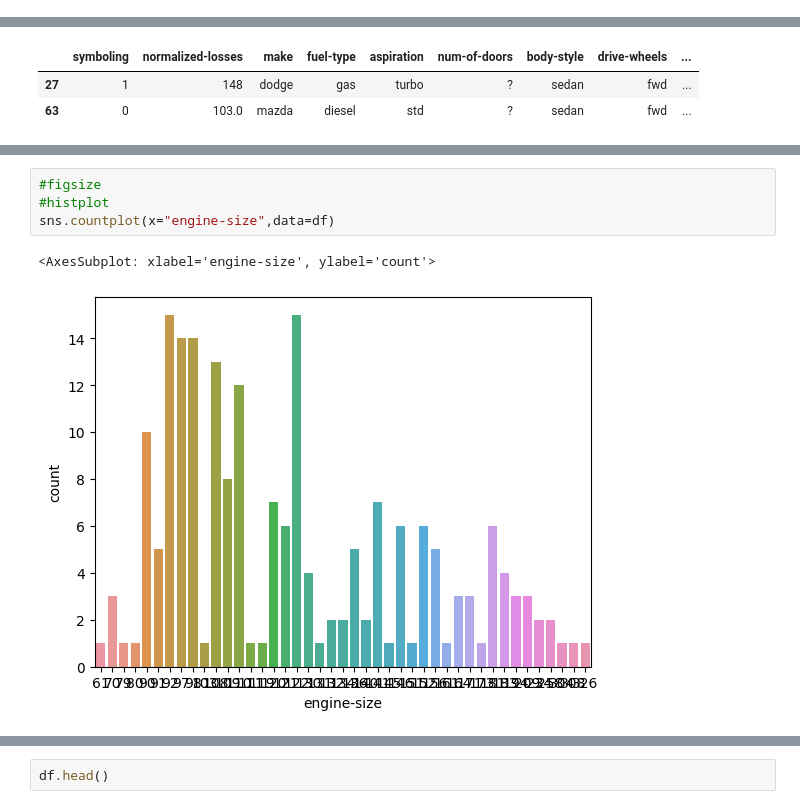
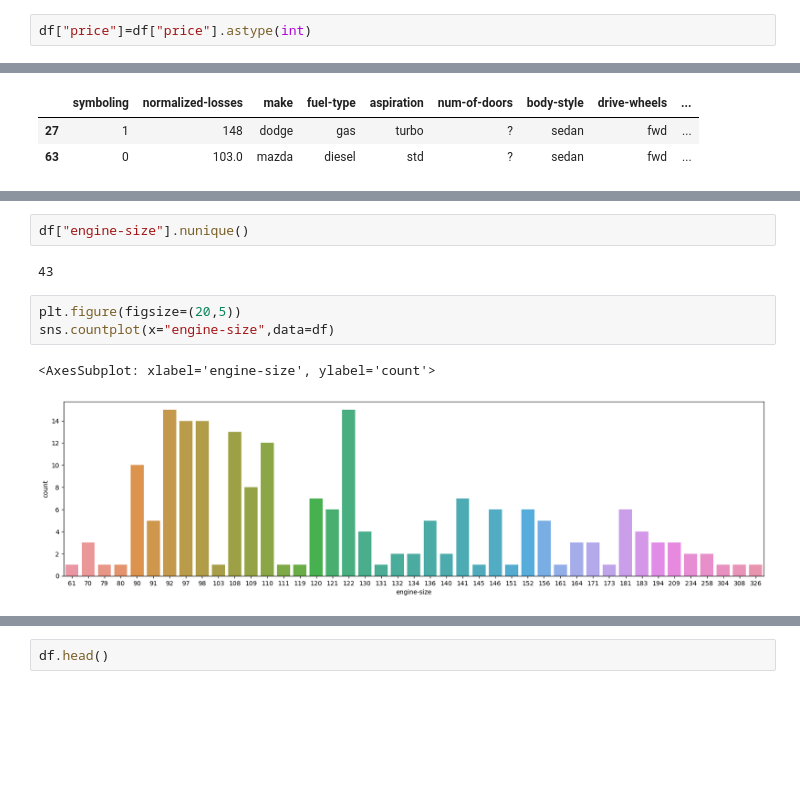
Before and after one commit to asif851/Automobile, a Jupyter notebook: Automobile.ipynb, the cells around one changed output, grey strips where cells are left out. Cells and saved outputs as stored; diff of their text form; blank space fills up the shorter version.

```diff
--- a/Automobile.ipynb
+++ b/Automobile.ipynb
@@ -153,0 +154,2 @@ df.shape
+# %%
+df["price"]=df["price"].astype(int)
@@ -351,11 +333,14 @@ df.corr()
 | compression-ratio | -0.182196 | 0.250313 | 0.159733 | 0.189867 | 0.259737 | 0.156433 | 0.028889 | 1.000000 | ... |
 | city-mpg | -0.035527 | -0.470606 | -0.665192 | -0.633531 | -0.049800 | -0.749543 | -0.650546 | 0.331425 | ... |
 | highway-mpg | 0.036233 | -0.543304 | -0.698142 | -0.680635 | -0.104812 | -0.794889 | -0.679571 | 0.268465 | ... |
+# %%
+df["engine-size"].nunique()
+# %% [output]
+43
 # %%
-#figsize
-#histplot
+plt.figure(figsize=(20,5))
 sns.countplot(x="engine-size",data=df)
 # %% [output]
 <AxesSubplot: xlabel='engine-size', ylabel='count'>
-[figure, old version]
+[figure, new version]
 # %%
```
Also changed, not shown: parts of 18 cells of this notebook.
